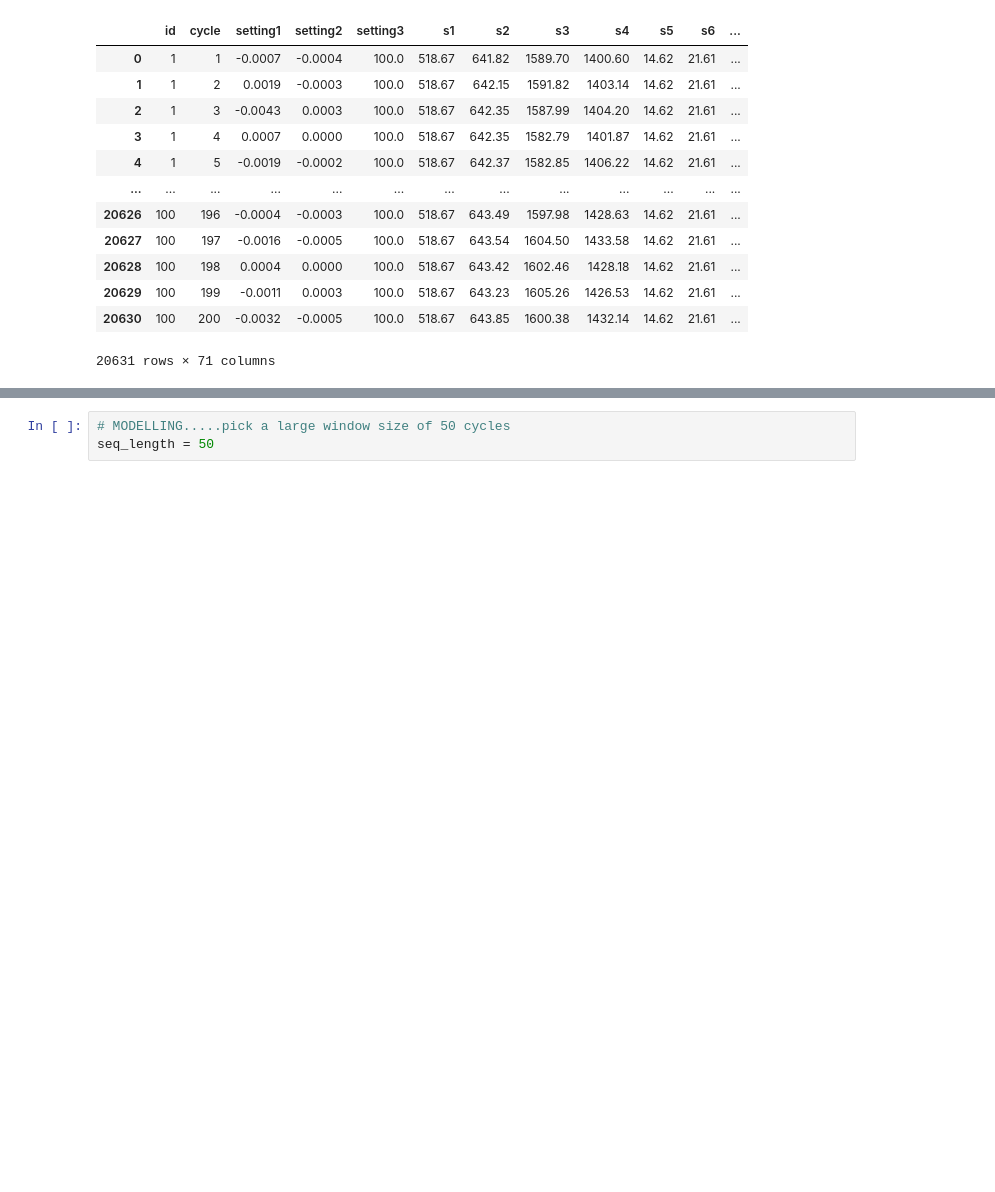
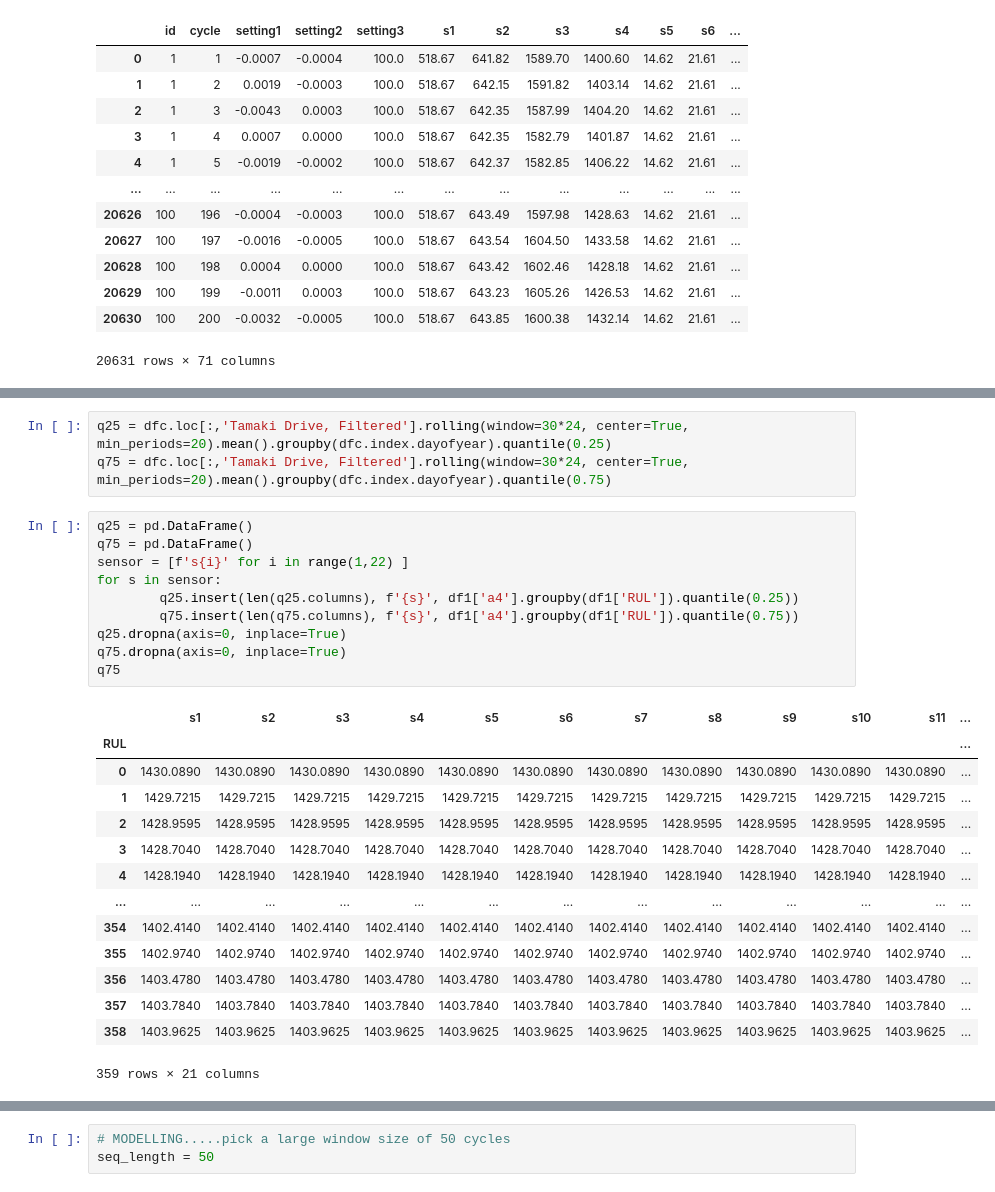
Before and after one commit to arcweld/DSI_Capstone_2, a Jupyter notebook: Capstone2.ipynb, the cells around one changed output, grey strips where cells are left out. Drawn from its saved outputs; the diff is of its cells as text; blank space fills up the shorter version.

```diff
--- a/Capstone2.ipynb
+++ b/Capstone2.ipynb
@@ -235,0 +218,28 @@ window_avg_sd(df1)
+# %%
+q25 = dfc.loc[:,'Tamaki Drive, Filtered'].rolling(window=30*24, center=True, min_periods=20).mean().groupby(dfc.index.dayofyear).quantile(0.25)
+q75 = dfc.loc[:,'Tamaki Drive, Filtered'].rolling(window=30*24, center=True, min_periods=20).mean().groupby(dfc.index.dayofyear).quantile(0.75)
+# %%
+q25 = pd.DataFrame()
+q75 = pd.DataFrame()
+sensor = [f's{i}' for i in range(1,22) ]
+for s in sensor:
+        q25.insert(len(q25.columns), f'{s}', df1['a4'].groupby(df1['RUL']).quantile(0.25))
+        q75.insert(len(q75.columns), f'{s}', df1['a4'].groupby(df1['RUL']).quantile(0.75))
+q25.dropna(axis=0, inplace=True)
+q75.dropna(axis=0, inplace=True)
+q75
+# %% [output]
+|  | s1 | s2 | s3 | s4 | s5 | s6 | s7 | s8 | s9 | s10 | s11 | ... |
+| RUL |  |  |  |  |  |  |  |  |  |  |  | ... |
+| 0 | 1430.0890 | 1430.0890 | 1430.0890 | 1430.0890 | 1430.0890 | 1430.0890 | 1430.0890 | 1430.0890 | 1430.0890 | 1430.0890 | 1430.0890 | ... |
+| 1 | 1429.7215 | 1429.7215 | 1429.7215 | 1429.7215 | 1429.7215 | 1429.7215 | 1429.7215 | 1429.7215 | 1429.7215 | 1429.7215 | 1429.7215 | ... |
+| 2 | 1428.9595 | 1428.9595 | 1428.9595 | 1428.9595 | 1428.9595 | 1428.9595 | 1428.9595 | 1428.9595 | 1428.9595 | 1428.9595 | 1428.9595 | ... |
+| 3 | 1428.7040 | 1428.7040 | 1428.7040 | 1428.7040 | 1428.7040 | 1428.7040 | 1428.7040 | 1428.7040 | 1428.7040 | 1428.7040 | 1428.7040 | ... |
+| 4 | 1428.1940 | 1428.1940 | 1428.1940 | 1428.1940 | 1428.1940 | 1428.1940 | 1428.1940 | 1428.1940 | 1428.1940 | 1428.1940 | 1428.1940 | ... |
+| ... | ... | ... | ... | ... | ... | ... | ... | ... | ... | ... | ... | ... |
+| 354 | 1402.4140 | 1402.4140 | 1402.4140 | 1402.4140 | 1402.4140 | 1402.4140 | 1402.4140 | 1402.4140 | 1402.4140 | 1402.4140 | 1402.4140 | ... |
+| 355 | 1402.9740 | 1402.9740 | 1402.9740 | 1402.9740 | 1402.9740 | 1402.9740 | 1402.9740 | 1402.9740 | 1402.9740 | 1402.9740 | 1402.9740 | ... |
+| 356 | 1403.4780 | 1403.4780 | 1403.4780 | 1403.4780 | 1403.4780 | 1403.4780 | 1403.4780 | 1403.4780 | 1403.4780 | 1403.4780 | 1403.4780 | ... |
+| 357 | 1403.7840 | 1403.7840 | 1403.7840 | 1403.7840 | 1403.7840 | 1403.7840 | 1403.7840 | 1403.7840 | 1403.7840 | 1403.7840 | 1403.7840 | ... |
+| 358 | 1403.9625 | 1403.9625 | 1403.9625 | 1403.9625 | 1403.9625 | 1403.9625 | 1403.9625 | 1403.9625 | 1403.9625 | 1403.9625 | 1403.9625 | ... |
+359 rows × 21 columns
```
Also changed, not shown: parts of 6 cells of this notebook.
